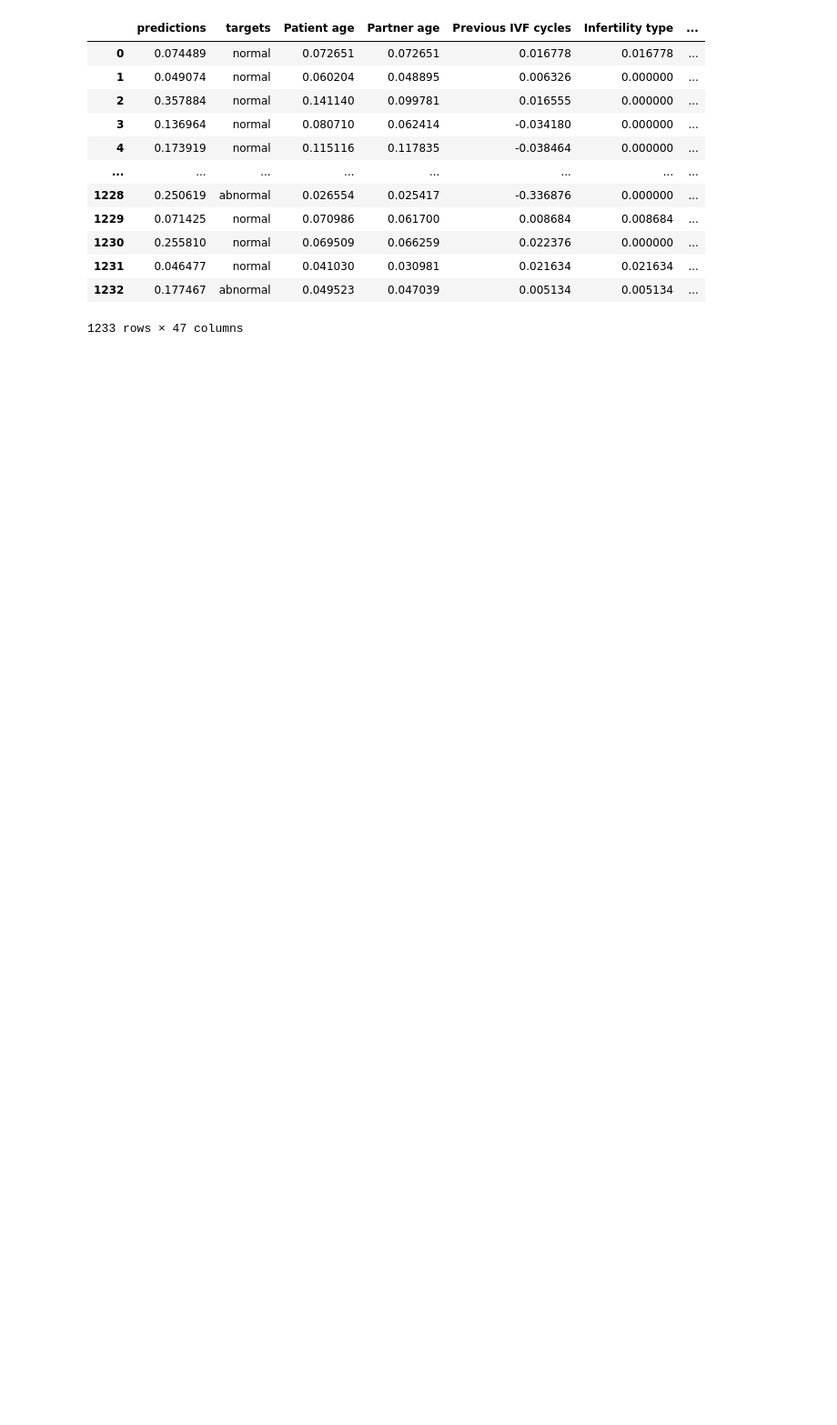
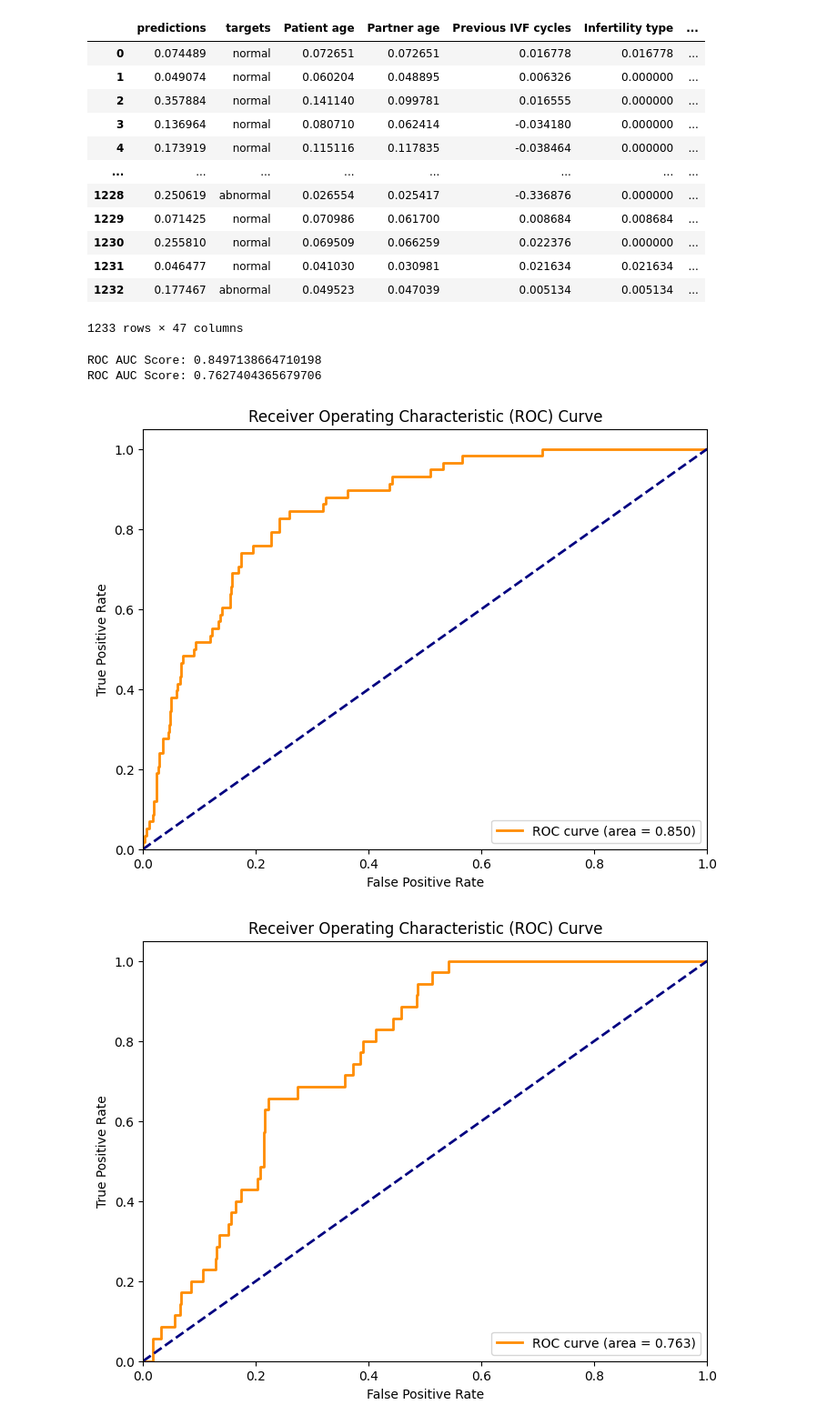
Before and after one commit to LMH0066/Effristor, a Jupyter notebook: ivf/task/analyse/analyse.ipynb, the cells around one changed output. Shown at 91% size. Cells and saved outputs as stored; diff of their text form; code cells hidden in the pictures; blank space fills up the shorter version.

```diff
--- a/ivf/task/analyse/analyse.ipynb
+++ b/ivf/task/analyse/analyse.ipynb
@@ -30,4 +32,33 @@ result
 | 1231 | 0.046477 | normal | 0.041030 | 0.030981 | 0.021634 | 0.021634 | ... |
 | 1232 | 0.177467 | abnormal | 0.049523 | 0.047039 | 0.005134 | 0.005134 | ... |
 1233 rows × 47 columns
+# %%
+from sklearn.metrics import roc_auc_score, roc_curve
+
+
+def plot_roc_curve(predictions, filename):
+    roc_auc = roc_auc_score(predictions["targets"], predictions["predictions"])
+    print(f"ROC AUC Score: {roc_auc}")
+    fpr, tpr, _ = roc_curve(predictions["targets"], predictions["predictions"])
+
+    plt.figure(figsize=(8, 6))
+    plt.plot(fpr, tpr, color='darkorange', lw=2,
+                label=f'ROC curve (area = {roc_auc:.3f})')
+    plt.plot([0, 1], [0, 1], color='navy', lw=2, linestyle='--')
+    plt.xlim([0.0, 1.0])
+    plt.ylim([0.0, 1.05])
+    plt.xlabel('False Positive Rate')
+    plt.ylabel('True Positive Rate')
+    plt.title('Receiver Operating Characteristic (ROC) Curve')
+    plt.legend(loc="lower right")
+
+    plt.savefig(filename, format="pdf", bbox_inches="tight")
+
+plot_roc_curve(pd.read_csv('./predictions.csv'), "roc_curve.validate.pdf")
+plot_roc_curve(pd.read_csv('./predictions.20250829.csv'), "roc_curve.20250829.pdf")
+# %% [output]
+ROC AUC Score: 0.8497138664710198
+ROC AUC Score: 0.7627404365679706
+[figure, added]
+[figure, added]
 # %%
```
Also changed, not shown: parts of 8 cells of this notebook, 19 other files.
